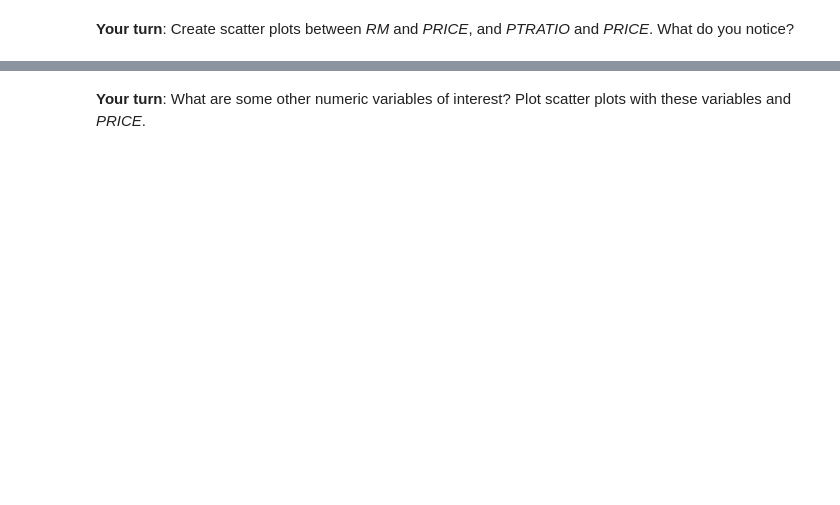
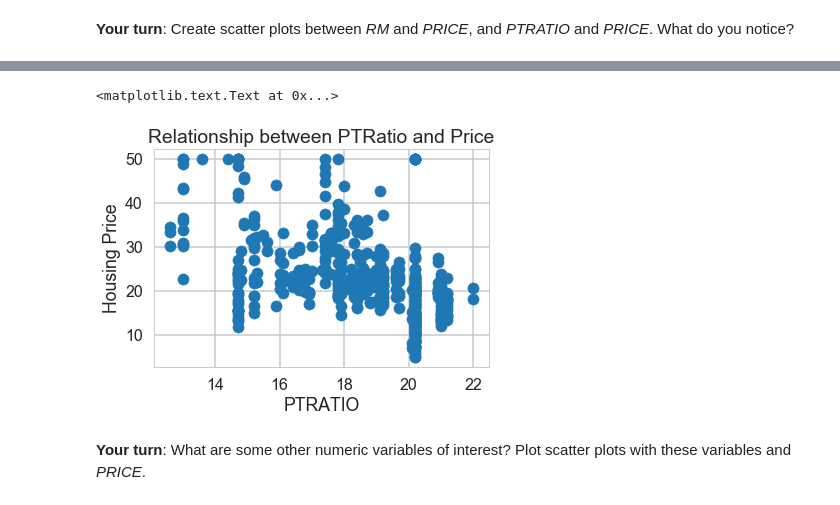
Before and after one commit to jjuhn/springboard, a Jupyter notebook: Linear Regression Using Boston Housing Data/Mini_Project_Linear_Regression.ipynb, the cells around one changed output, grey strips where cells are left out. Drawn from its saved outputs; the diff is of its cells as text; code cells hidden in the pictures; blank space fills up the shorter version.

```diff
--- a/Linear Regression Using Boston Housing Data/Mini_Project_Linear_Regression.ipynb
+++ b/Linear Regression Using Boston Housing Data/Mini_Project_Linear_Regression.ipynb
@@ -174,4 +244,11 @@ plt.title("Relationship between CRIM and Price")
 # %%
 #your turn: scatter plot between *PTRATIO* and *PRICE*
+plt.scatter(bos.PTRATIO, bos.PRICE)
+plt.xlabel("PTRATIO")
+plt.ylabel("Housing Price")
+plt.title("Relationship between PTRatio and Price")
+# %% [output]
+<matplotlib.text.Text at 0x...>
+[figure, added]
 # %% [markdown]
 **Your turn**: What are some other numeric variables of interest? Plot scatter plots with these variables and *PRICE*.
```
Also changed, not shown: parts of 53 cells of this notebook.
